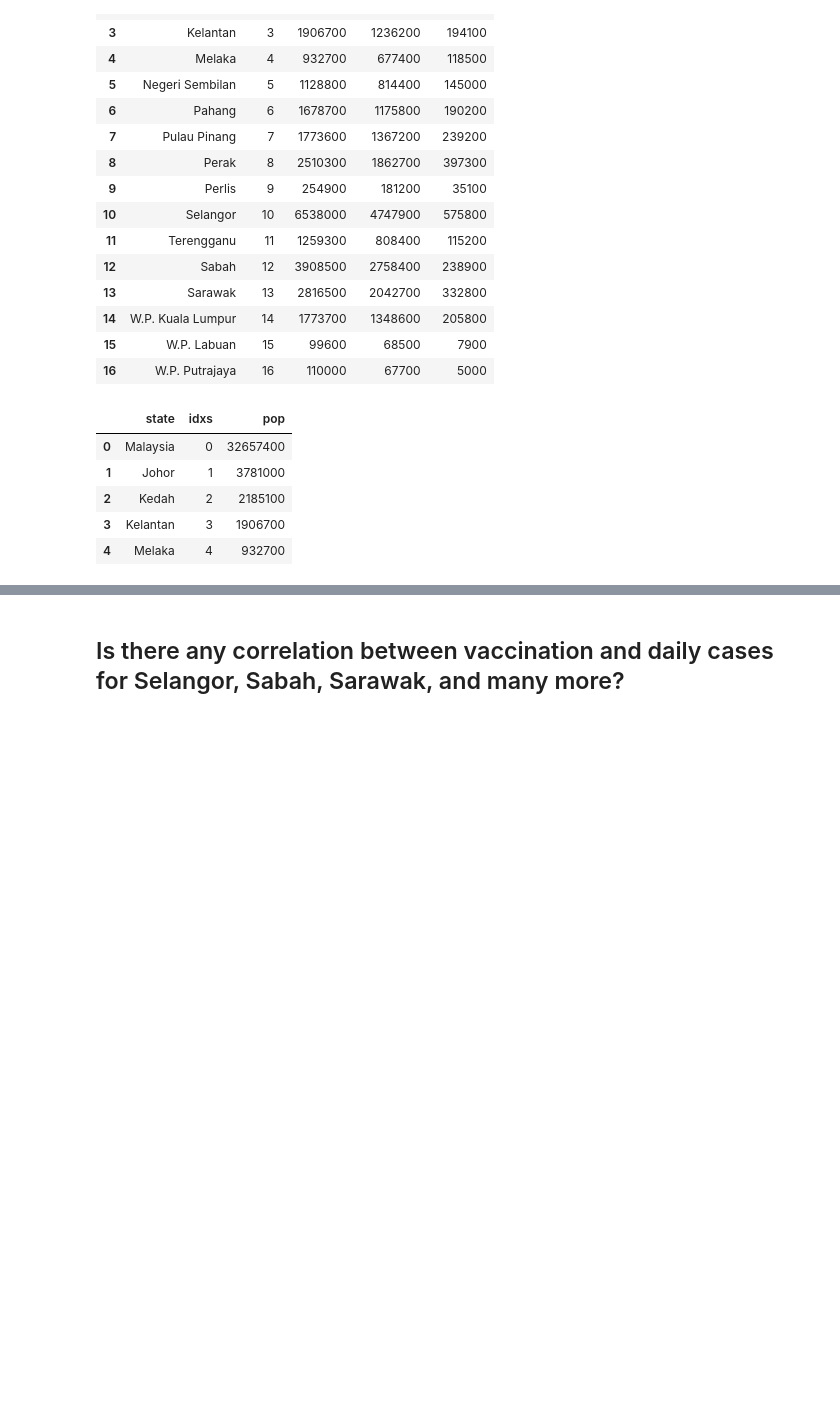
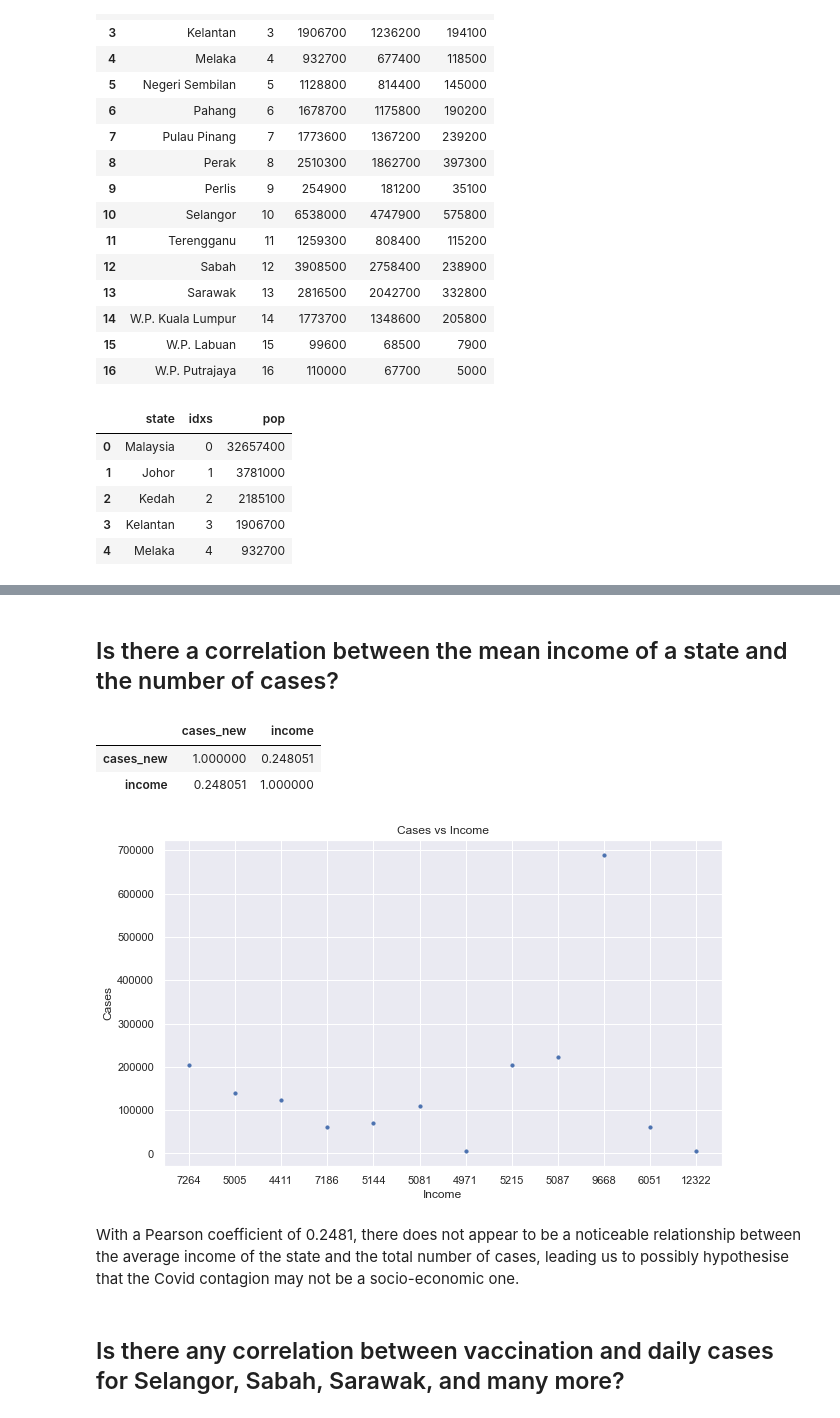
Before and after one commit to sidharrth2002/covid-streamlit-2, a Jupyter notebook: exploration.ipynb, the cells around one changed output, grey strips where cells are left out. Drawn from its saved outputs; the diff is of its cells as text; code cells hidden in the pictures; blank space fills up the shorter version.

Commit message:
income vs cases

```diff
--- a/exploration.ipynb
+++ b/exploration.ipynb
@@ -957,0 +960,5 @@ population.head()
+# %%
+income = pd.read_csv('./vaccination/static/income.csv')
+income = income[income['Year'] == 2020]
+income.rename(columns={'Country/State': 'state', 'Mean Monthly Household Gross Income': 'income', 'Year': 'year'}, inplace=True)
+income.head()
@@ -958,3 +972,27 @@ population.head()
+# %% [markdown]
+## Is there a correlation between the mean income of a state and the number of cases?
+# %%
+cases_income = pd.DataFrame(cases_state.groupby('state')['cases_new'].sum()).reset_index()
+cases_income = cases_income.merge(income, on='state')
+cases_income['income'] = cases_income['income'].astype(int)
+# %%
+cases_income[['cases_new', 'income']].corr(method='pearson')
+# %% [output]
+|  | cases_new | income |
+| cases_new | 1.000000 | 0.248051 |
+| income | 0.248051 | 1.000000 |
+# %%
+# plot relationship between cases_new and income
+plt.figure(figsize=(10,6))
+plt.scatter(cases_income['income'], cases_income['cases_new'], s=10)
+plt.xlabel('Income')
+plt.ylabel('Cases')
+plt.title('Cases vs Income')
+plt.show()
+# %% [output]
+[figure, added]
+# %% [markdown]
+With a Pearson coefficient of 0.2481, there does not appear to be a noticeable relationship between the average income of the state and the total number of cases, leading us to possibly hypothesise that the Covid contagion may not be a socio-economic one.
 # %% [markdown]
 ## Is there any correlation between vaccination and daily cases for Selangor, Sabah, Sarawak, and many more?
 # %%
```
Also changed, not shown: parts of 22 cells of this notebook, 1 other file.
